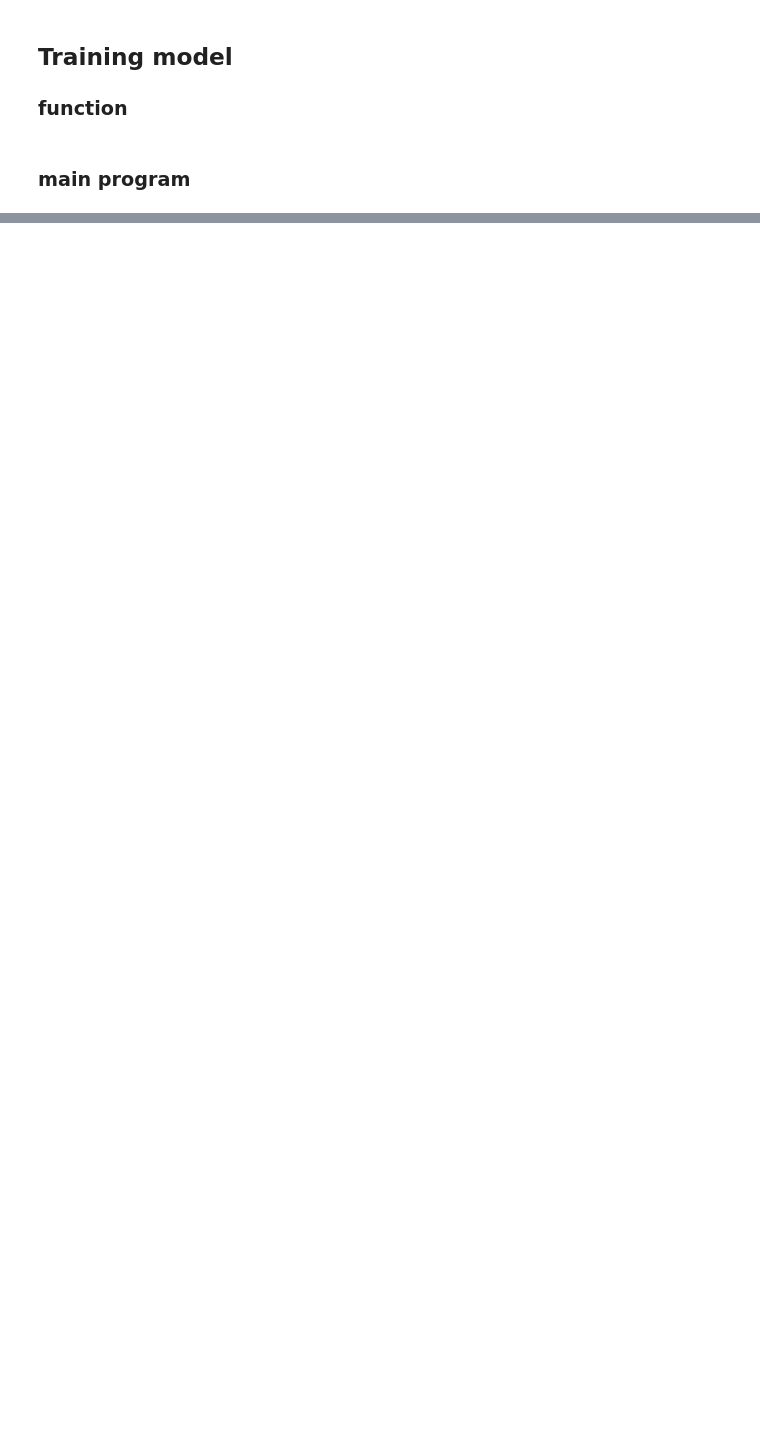
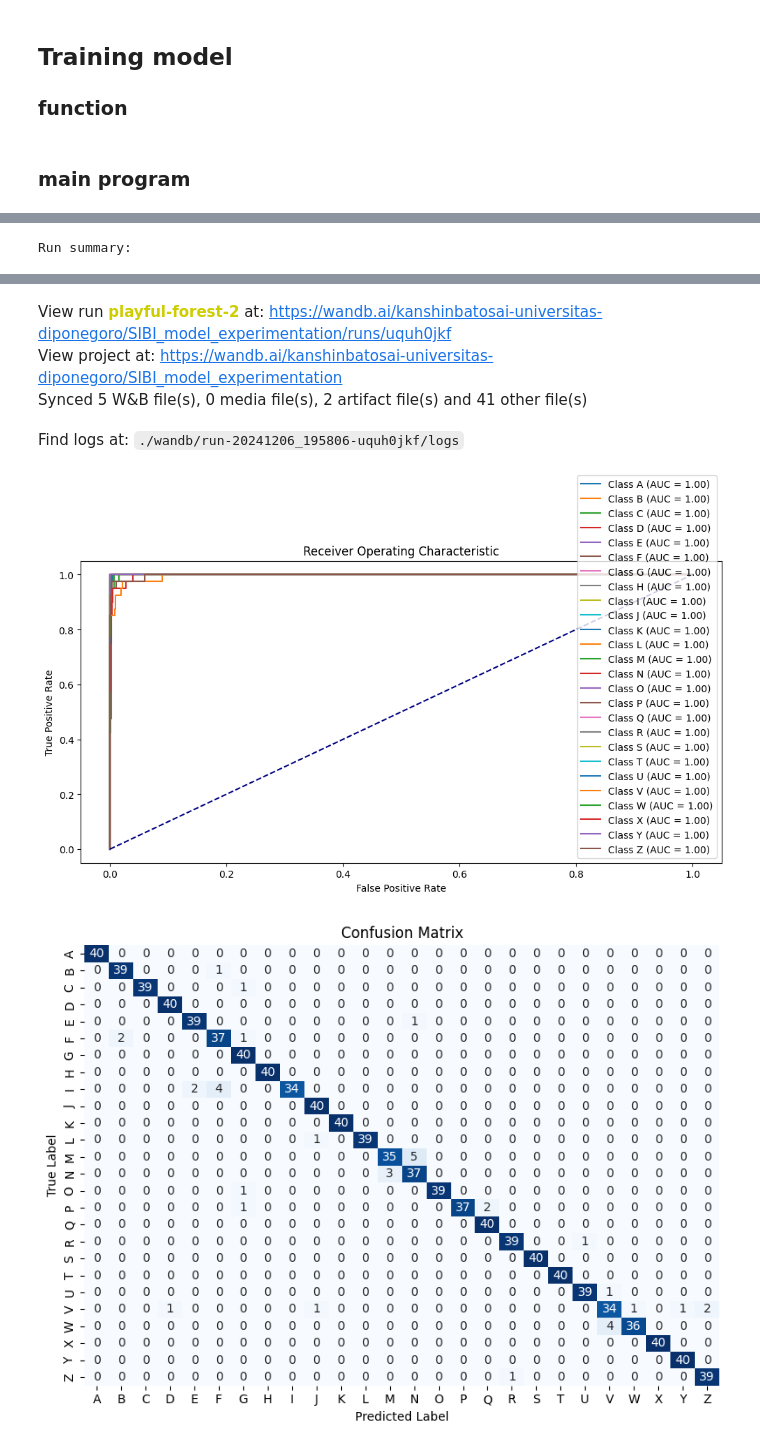
Before and after one commit to AnggaDS01/SIBI-Classification-ML-Projects-Pytorch, a Jupyter notebook: notebooks/2. model_experimentation.ipynb, the cells around one changed output, grey strips where cells are left out. Cells and saved outputs as stored; diff of their text form; code cells hidden in the pictures; blank space fills up the shorter version.

```diff
--- a/notebooks/2. model_experimentation.ipynb
+++ b/notebooks/2. model_experimentation.ipynb
@@ -1299,14 +1318,17 @@ def train_step(
 # %%
 def valid_step(
     model: torch.nn.Module,
+    device: torch.device,
     val_loader: torch.utils.data.DataLoader,
     criterion: torch.nn.Module,
-    class_names: list
+    class_names: list,
+    epoch: int
 ) -> tuple:
 
 	model.eval()
 	val_loss, val_acc, total_val = 0.0, 0.0, 0
 	all_labels, all_predictions = [], []
+	save_sample_to_wandb = True
 
 	with torch.inference_mode():
 		for inputs, labels in tqdm(val_loader, total=(len(val_loader)), desc="Validating"):
@@ -1324,9 +1346,12 @@ def valid_step(
 			all_predictions.append(outputs.cpu().numpy())
 
 			# Log sampel prediksi
-			# log_sample_predictions(inputs, labels, outputs, DATA_PREPROCESSING_CONFIG.label_list)
+			if save_sample_to_wandb:
+				log_sample_predictions(inputs, labels, outputs, DATA_PREPROCESSING_CONFIG.label_list, epoch, sample_count=5)
+				save_sample_to_wandb = False
 
-	avg_val_loss = val_loss / len(val_loader)
+
+	avg_val_loss = (val_loss / len(val_loader)) / 100
 	avg_val_acc = val_acc / total_val
 
 	# Log ROC Curve
@@ -1334,15 +1359,19 @@ def valid_step(
 
 	all_predictions = np.vstack(all_predictions)
 	roc_plot = plot_roc_curve(all_labels, all_predictions, class_names)
-	wandb.log({"ROC Curve": wandb.Image(roc_plot)})
+	wandb.log({"ROC Curve": wandb.Image(roc_plot)}, step=epoch)
 
 	# Log Confusion Matrix
 	predictions = np.argmax(all_predictions, axis=1)
 	cf_plot = log_confusion_matrix(all_labels, predictions, class_names)
-	wandb.log({"Confusion Matrix": wandb.Image(cf_plot)})
+	wandb.log({"Confusion Matrix": wandb.Image(cf_plot)}, step=epoch)
 
-	# Log Classification Report
-	# classification_report = log_classification_report(all_labels, predictions, class_names)
-	# wandb.log({"classification_report": wandb.Table(dataframe=classification_report)})
+	# Generate classification report image
+	classification_report_image = log_classification_report_as_image(
+		labels=all_labels,
+		predictions=predictions,
+		class_names=class_names
+	)
+	wandb.log({f"Classification Report": wandb.Image(classification_report_image)}, step=epoch)
 
 	return avg_val_loss, avg_val_acc
@@ -1466,0 +1466,20 @@ Find logs at: ./wandb/run-20241203_114140-mzoyju4s/logs
+# %%
+history = fit(
+	model,
+	train_pt_datasets,
+	valid_pt_datasets,
+	config.epochs,
+	config.batch_size,
+	WANDB_CONFIG.config['criterion'],
+	WANDB_CONFIG.config['optimizer'],
+	config.learning_rate,
+	device_mode,
+	num_gpus,
+)
+
+# Tabel epoch setelah pelatihan selesai
+epoch_df = pd.DataFrame(history, columns=["Epoch", "Train Accuracy", "Valid Accuracy", "Train Loss", "Valid Loss", "Epoch Time (s)"])
+wandb.log({"epoch_table": wandb.Table(dataframe=epoch_df)})
+
+wandb.finish()
+# %% [output]
@@ -1466,0 +1510 @@ Find logs at: ./wandb/run-20241203_114140-mzoyju4s/logs
+Run summary:
@@ -1466,0 +1517,6 @@ Find logs at: ./wandb/run-20241203_114140-mzoyju4s/logs
+View run playful-forest-2 at: https://wandb.ai/kanshinbatosai-universitas-diponegoro/SIBI_model_experimentation/runs/uquh0jkf
+View project at: https://wandb.ai/kanshinbatosai-universitas-diponegoro/SIBI_model_experimentation
+Synced 5 W&B file(s), 0 media file(s), 2 artifact file(s) and 41 other file(s)
+Find logs at: ./wandb/run-20241206_195806-uquh0jkf/logs
+[figure, added]
+[figure, added]
```
Also changed, not shown: parts of 40 cells of this notebook, 8 other files.
